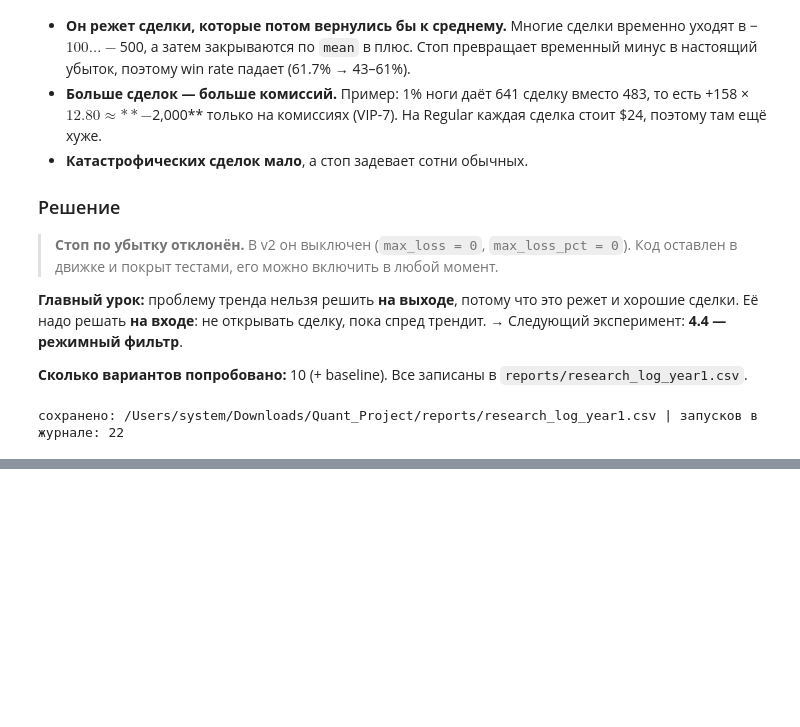
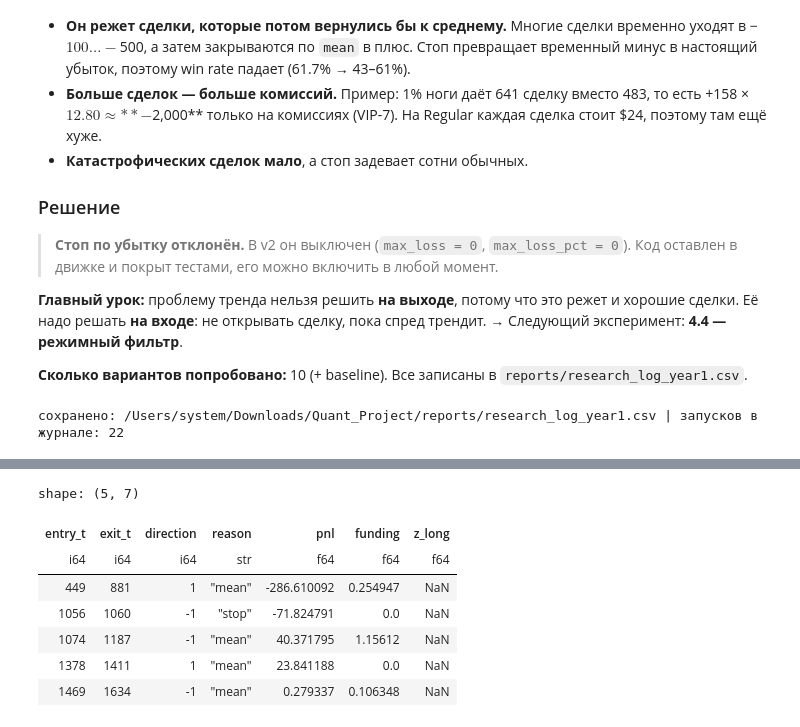
Before and after one commit to Adam-Moshkhoev/pairs-backtest, a Jupyter notebook: notebooks/05_research_year1.ipynb, the cells around one changed output, grey strips where cells are left out. Cells and saved outputs as stored; diff of their text form; code cells hidden in the pictures; blank space fills up the shorter version.

```diff
--- a/notebooks/05_research_year1.ipynb
+++ b/notebooks/05_research_year1.ipynb
@@ -253,0 +275,31 @@ print("сохранено:", out, "| запусков в журнале:", len(l
+# %%
+from src.signals import log_spread, rolling_zscore
+from src.engine_numba import run_backtest_fast
+
+LONG_WINDOW = 2016                                     # 7 дней × 288 свечей
+
+open_a, open_b = df["open_a"].to_numpy(), df["open_b"].to_numpy()
+close_a, close_b = df["close_a"].to_numpy(), df["close_b"].to_numpy()
+tradable = ((df["n_traded_a"] > 0) & (df["n_traded_b"] > 0)).to_numpy()
+
+spread = log_spread(close_a, close_b)
+z = rolling_zscore(spread, config.WINDOW)              # дневной z (как в v1)
+z_long = rolling_zscore(spread, LONG_WINDOW)           # недельный z
+
+cut = slice(0, split)                                  # только год 1
+res = run_backtest_fast(open_a[cut], open_b[cut], close_a[cut], close_b[cut],
+                        tradable[cut], z[cut], "vip7", fa[cut], fb[cut])
+
+tr = pl.DataFrame(res["trades"])
+decision = tr["entry_t"].to_numpy() - 1                # решение принято на свече до входа
+tr = tr.with_columns(pl.Series("z_long", z_long[cut][decision]))
+tr.head()
+# %% [output]
+shape: (5, 7)
+| entry_t | exit_t | direction | reason | pnl | funding | z_long |
+| i64 | i64 | i64 | str | f64 | f64 | f64 |
+| 449 | 881 | 1 | "mean" | -286.610092 | 0.254947 | NaN |
+| 1056 | 1060 | -1 | "stop" | -71.824791 | 0.0 | NaN |
+| 1074 | 1187 | -1 | "mean" | 40.371795 | 1.15612 | NaN |
+| 1378 | 1411 | 1 | "mean" | 23.841188 | 0.0 | NaN |
+| 1469 | 1634 | -1 | "mean" | 0.279337 | 0.106348 | NaN |
```
Also changed, not shown: parts of 20 cells of this notebook, 2 other files.
